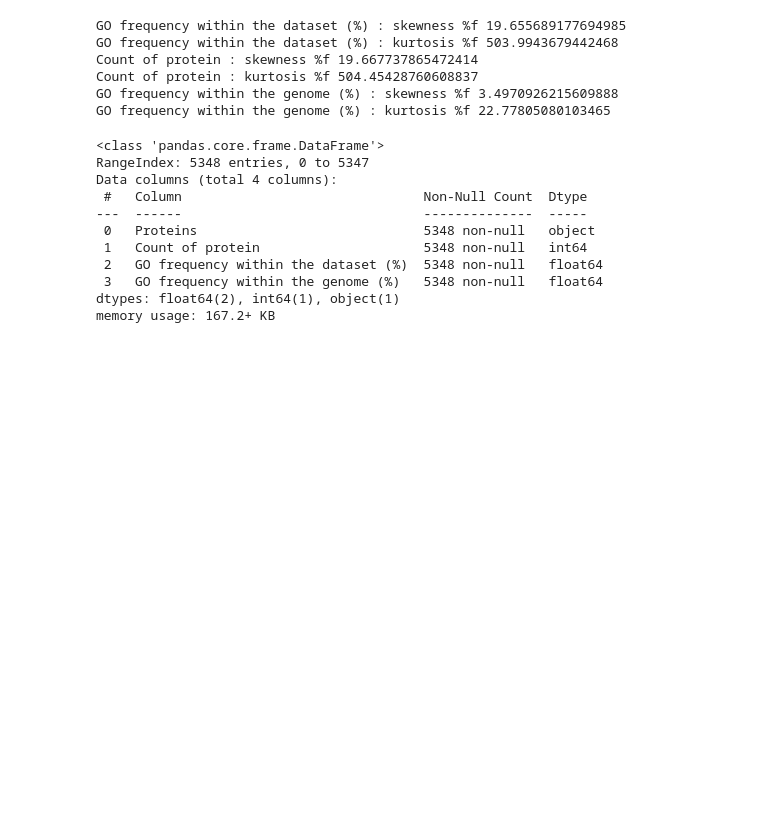
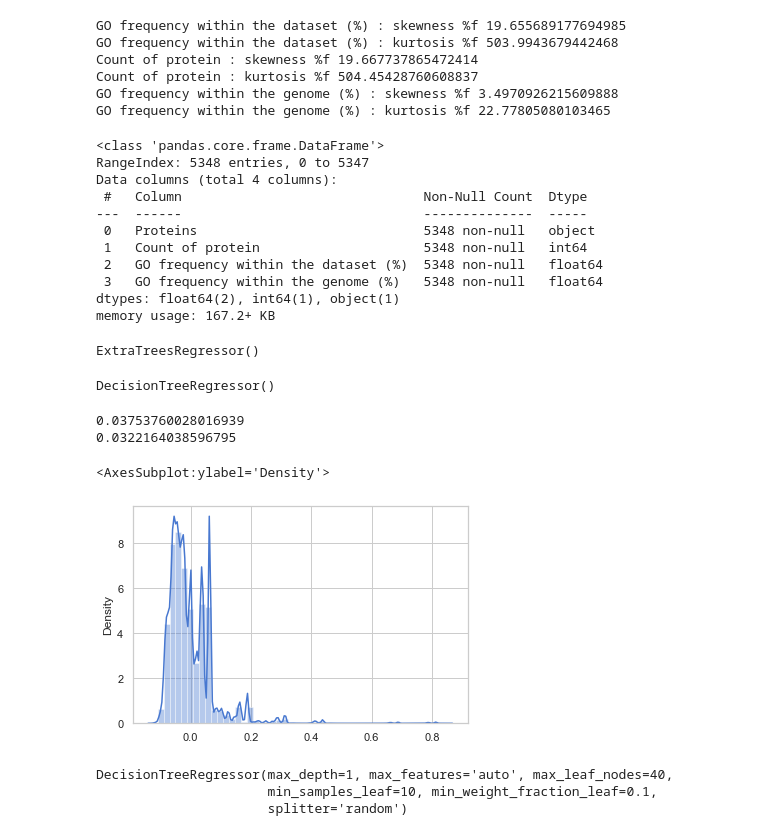
Before and after one commit to Aditya04-code/Regression-model-analysis-on-cattle-, a Jupyter notebook: 2.ipynb, the cells around one changed output. Saved outputs shown, nothing was run; the diff lists cells and outputs as text; code cells hidden in the pictures; blank space fills up the shorter version.

```diff
--- a/2.ipynb
+++ b/2.ipynb
@@ -216,0 +206,4 @@ memory usage: 167.2+ KB
+# %%
+reg.fit(X_train,y_train)
+# %% [output]
+ExtraTreesRegressor()
@@ -216,0 +212,19 @@ memory usage: 167.2+ KB
+# %%
+reg_model = DecisionTreeRegressor()
+# %%
+reg_model.fit(X_train,y_train)
+# %% [output]
+DecisionTreeRegressor()
+# %%
+print(reg_model.score(X_train,y_train))
+print(reg_model.score(X_test,y_test))
+# %% [output]
+0.03753760028016939
+0.0322164038596795
+# %%
+prediction = reg_model.predict(X_test)
+# %%
+sns.distplot(y_test-prediction)
+# %% [output]
+<AxesSubplot:ylabel='Density'>
+[figure, added]
@@ -216,0 +260,6 @@ memory usage: 167.2+ KB
+# %%
+tuned_hyper_model.fit(X_train,y_train)
+# %% [output]
+DecisionTreeRegressor(max_depth=1, max_features='auto', max_leaf_nodes=40,
+                      min_samples_leaf=10, min_weight_fraction_leaf=0.1,
+                      splitter='random')
```
Also changed, not shown: parts of 21 cells of this notebook, 5 other files.
